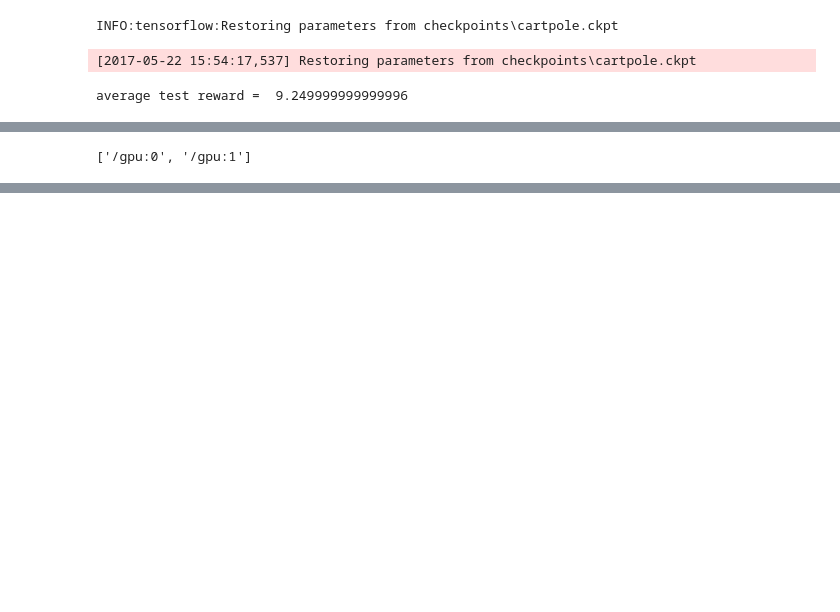
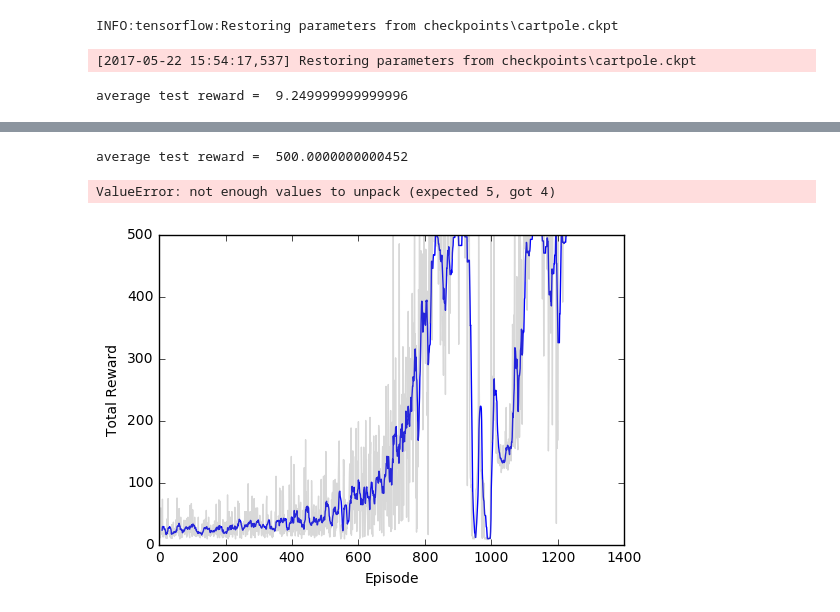
Before and after one commit to drburke/tensorflow, a Jupyter notebook: CartPole-v1/CartPole-v1.ipynb, the cells around one changed output, grey strips where cells are left out. Cells and saved outputs as stored; diff of their text form; code cells hidden in the pictures; blank space fills up the shorter version.

```diff
--- a/CartPole-v1/CartPole-v1.ipynb
+++ b/CartPole-v1/CartPole-v1.ipynb
@@ -238,11 +254,11 @@ def plot_rewards(rewards_list):
     plt.xlabel('Episode')
     plt.ylabel('Total Reward')
 # %%
-def test_q_network(mainQN, saver, test_episodes=20, test_max_steps=500, render=True):
+def test_q_network(mainQN, saver, test_episodes=100, test_max_steps=500, render=True):
 
-    env.reset()
+
     avg_rewards = 0.
-    with tf.Session(config=tf.ConfigProto(log_device_placement=True)) as sess:
+    with tf.Session() as sess:
         saver.restore(sess, tf.train.latest_checkpoint('checkpoints'))
 
         state = env.reset()
@@ -273,7 +289,7 @@ def test_q_network(mainQN, saver, test_episodes=20, test_max_steps=500, render=T
 
     return avg_rewards
 # %%
-def test_and_train_qnetwork(train_episodes=500,\
+def test_and_train_qnetwork(train_episodes=1000,\
                    gamma=0.99,\
                    explore_start=1.0,\
                    explore_stop=0.01,\
@@ -283,8 +299,9 @@ def test_and_train_qnetwork(train_episodes=500,\
                    learning_rate=0.0001,\
                    memory_size=10000,\
                    batch_size=20,\
-                   test_episodes=20,\
+                   test_episodes=10,\
                    render=False,\
+                   alpha=0.,\
                    verbose=True):
 
     # reset graph
@@ -301,7 +318,8 @@ def test_and_train_qnetwork(train_episodes=500,\
                                                   learning_rate=learning_rate,\
                                                   memory_size=memory_size,\
                                                   batch_size=batch_size,\
-                                                  verbose=False)
+                                                  alpha=alpha,\
+                                                  verbose=verbose)
 
     if verbose:
         # plot training
@@ -312,8 +330,8 @@ def test_and_train_qnetwork(train_episodes=500,\
         print('average training reward = ',avg_train_rewards)
 
     # test q-network
-    avg_test_rewards = test_q_network(mainQN, saver, test_episodes=test_episodes, render=render)
+    avg_test_rewards = test_q_network(mainQN, saver, test_episodes=test_episodes, render=verbose)
     if verbose:
         print('average test reward = ', avg_test_rewards)
 
-    return avg_test_rewards
+    return avg_test_rewards, avg_train_rewards, mainQN, saver, len(rewards_list)
@@ -374,10 +417,23 @@ env.close()
-# %%
-from tensorflow.python.client import device_lib
-
-def get_available_gpus():
-    local_device_protos = device_lib.list_local_devices()
-    return [x.name for x in local_device_protos if x.device_type == 'GPU']
-
-get_available_gpus()
-# %% [output]
-['/gpu:0', '/gpu:1']
+# %%
+from gym import wrappers
+
+env = gym.make('CartPole-v1')
+#env = wrappers.Monitor(env, '/tmp/cartpole-experiment-1',force=True)
+
+test,train, mainQN, saver, num_episodes = test_and_train_qnetwork(memory_size=10000,\
+                                     train_episodes=4000,\
+                                           gamma=0.999,\
+                                           explore_start=1.,\
+                                           explore_stop=0.0,\
+                                           decay_rate=0.00002,\
+                                           hidden_layers=1,\
+                                           hidden_size=64,\
+                                           learning_rate=0.001,\
+                                           batch_size=64,\
+                                           alpha=0.1,\
+                                           verbose=True)
+print('test=',str(test))
+print(train)
+print('number of episodes=',str(num_episodes))
+env.close()
+# %% [output]
@@ -383,0 +459,3 @@ get_available_gpus()
+average test reward =  500.0000000000452
+ValueError: not enough values to unpack (expected 5, got 4)
+[figure, added]
```
Also changed, not shown: parts of 10 cells of this notebook, 2 other files.
